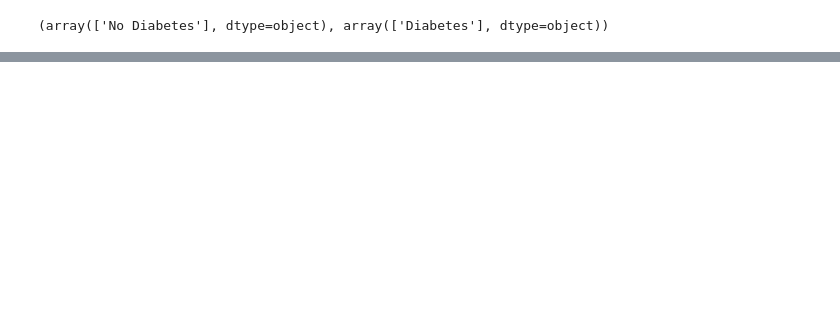
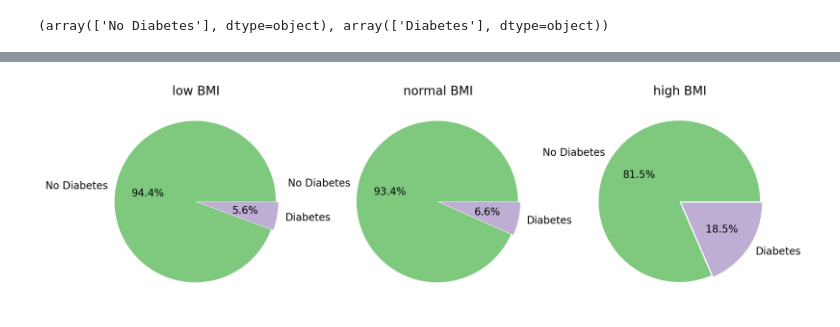
Before and after one commit to nadia-paz/cdc_diabetes, a Jupyter notebook: notebook.ipynb, the cells around one changed output, grey strips where cells are left out. Saved outputs shown, nothing was run; the diff lists cells and outputs as text; code cells hidden in the pictures; blank space fills up the shorter version.

```diff
--- a/notebook.ipynb
+++ b/notebook.ipynb
@@ -139,0 +167,4 @@ healthy.Diabetes.unique(), diabetes.Diabetes.unique()
+# %%
+ex.bmi_piechart(under, normal, over)
+# %% [output]
+[figure, added]
```
Also changed, not shown: parts of 8 cells of this notebook.
